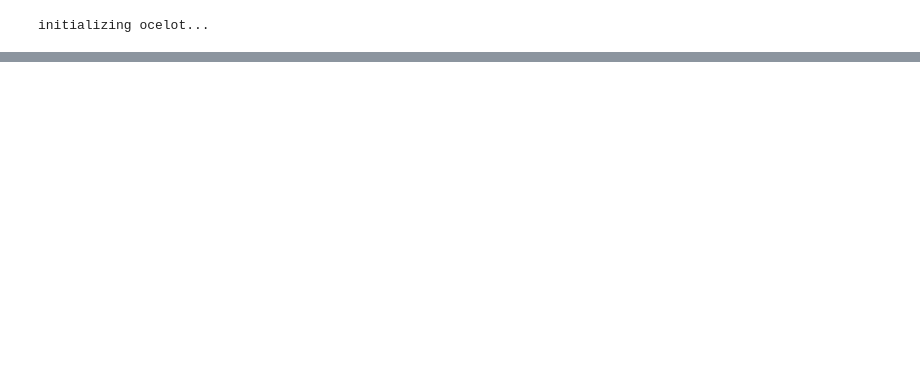
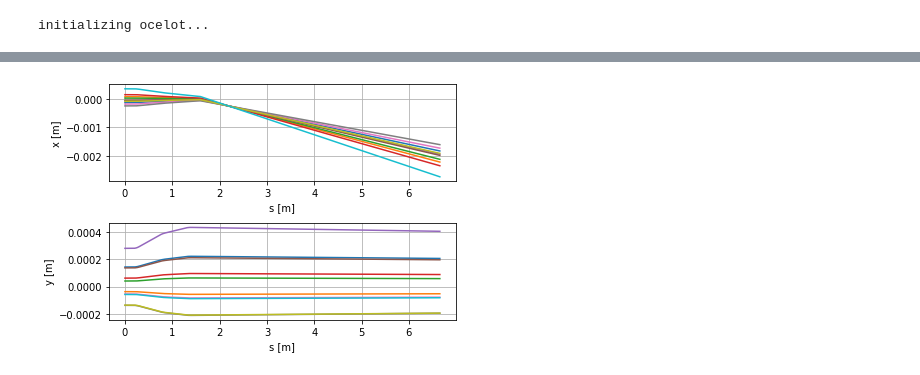
Before and after one commit to desy-ml/cheetah, a Jupyter notebook: test_plot.ipynb, the cells around one changed output, grey strips where cells are left out. Saved outputs shown, nothing was run; the diff lists cells and outputs as text; code cells hidden in the pictures; blank space fills up the shorter version.

```diff
--- a/test_plot.ipynb
+++ b/test_plot.ipynb
@@ -16,0 +17,4 @@ env.segment.plot_reference_particles(env.initial_particles)
+# %%
+env.segment.plot_reference_particles(env.initial_particles, resolution=0.01)
+# %% [output]
+[figure, added]
```
Also changed, not shown: parts of 3 cells of this notebook, 2 other files.
